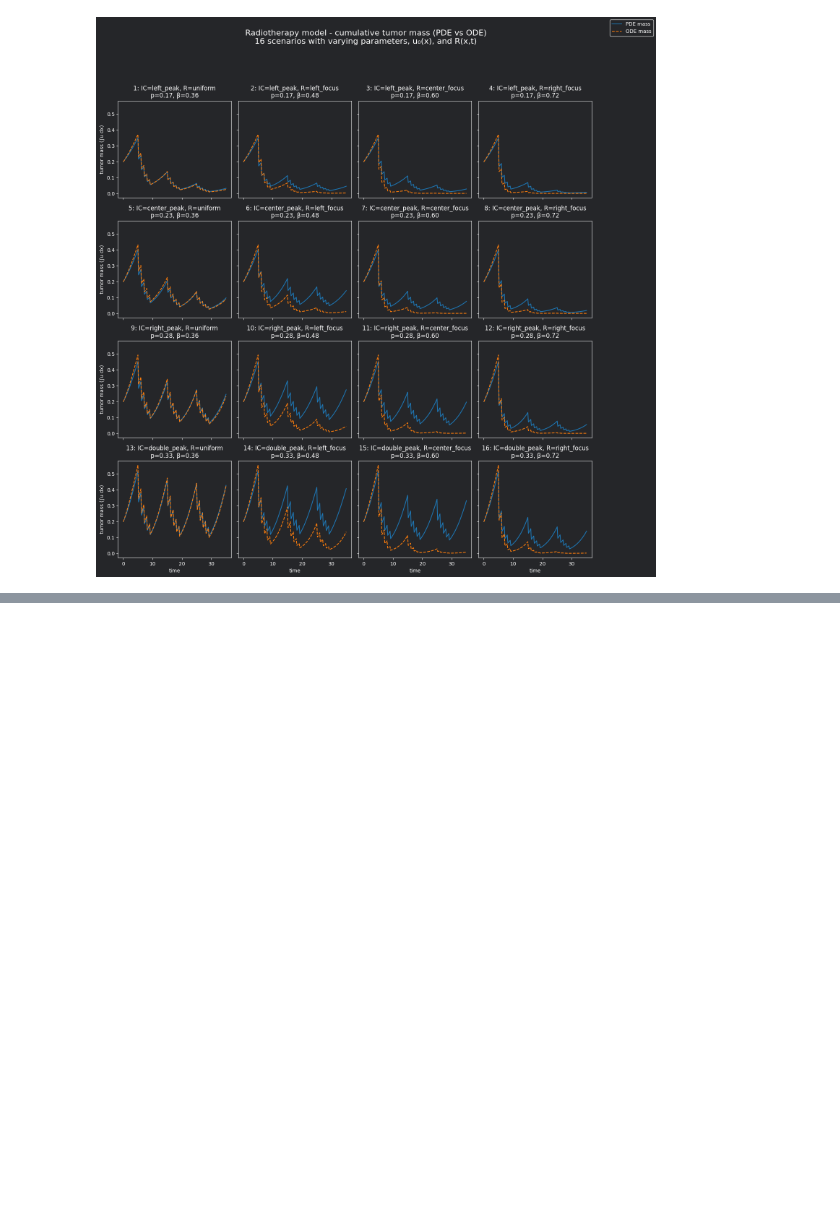
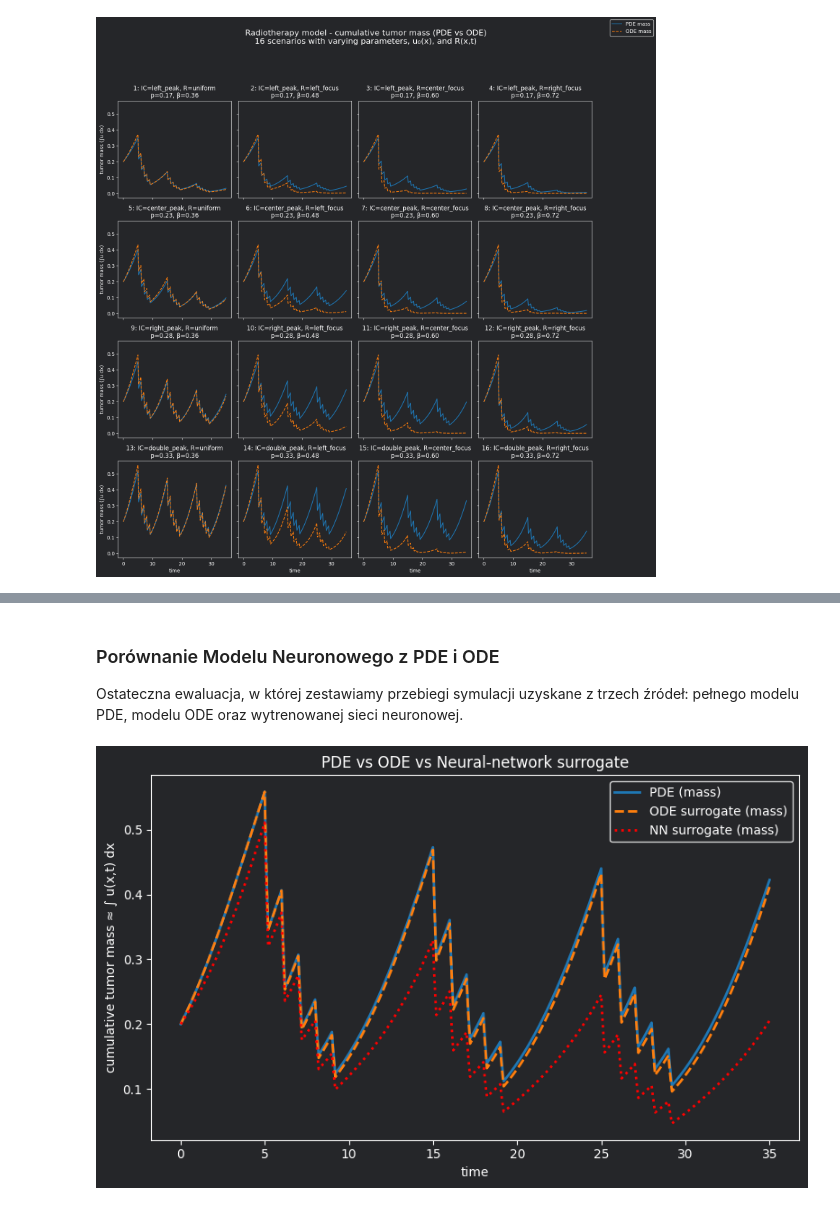
Before and after one commit to IgorZakrocki/CS_radiotherapy_project, a Jupyter notebook: simulations/sim_02_ode.ipynb, the cells around one changed output, grey strips where cells are left out. Drawn from its saved outputs; the diff is of its cells as text; code cells hidden in the pictures; blank space fills up the shorter version.

```diff
--- a/simulations/sim_02_ode.ipynb
+++ b/simulations/sim_02_ode.ipynb
@@ -812,0 +417,66 @@ Epoch 200 | train MSE: 2.1201e-07 | val MSE: 1.9383e-07
+# %% [markdown]
+### Porównanie Modelu Neuronowego z PDE i ODE
+
+Ostateczna ewaluacja, w której zestawiamy przebiegi symulacji uzyskane z trzech źródeł: pełnego modelu PDE, modelu ODE oraz wytrenowanej sieci neuronowej.
+# %%
+u = 0.2 * np.ones(N)
+U_ode = 0.2
+U_nn = 0.2
+
+times_nn = np.zeros(nsteps + 1)
+U_pde = np.zeros(nsteps + 1)
+U_ode_arr = np.zeros(nsteps + 1)
+U_nn_arr = np.zeros(nsteps + 1)
+
+times_nn[0] = 0.0
+U_pde[0] = np.mean(u)
+U_ode_arr[0] = U_ode
+U_nn_arr[0] = U_nn
+
+model.eval()
+
+with torch.no_grad():
+    for n in range(1, nsteps + 1):
+        t = n * dt
+        R_t = dose_rate(t)
+
+        u_xx = np.zeros_like(u)
+        u_xx[1:-1] = (u[2:] - 2*u[1:-1] + u[:-2]) / dx**2
+        u_xx[0] = 2*(u[1] - u[0]) / dx**2
+        u_xx[-1] = 2*(u[-2] - u[-1]) / dx**2
+        du_pde = D*u_xx + rho*u*(1 - u/K) - beta*R_t*H_vec*u
+        u = u + dt*du_pde
+        u = np.clip(u, 0.0, None)
+
+        dU_ode = rho*U_ode*(1 - U_ode/K) - beta*H_eff*R_t*U_ode
+        U_ode = U_ode + dt*dU_ode
+        U_ode = max(U_ode, 0.0)
+
+        inp = torch.tensor([[U_nn, R_t]], dtype=torch.float32)
+        dU_nn = model(inp).item()
+        U_nn = U_nn + dt*dU_nn
+        U_nn = max(U_nn, 0.0)
+
+        times_nn[n] = t
+        U_pde[n] = np.mean(u)
+        U_ode_arr[n] = U_ode
+        U_nn_arr[n] = U_nn
+
+mass_pde = L * U_pde
+mass_ode = L * U_ode_arr
+mass_nn = L * U_nn_arr
+
+plt.figure(figsize=(8, 5))
+plt.plot(times_nn, mass_pde, label="PDE (mass)", linewidth=2)
+plt.plot(times_nn, mass_ode, "--", label="ODE surrogate (mass)", linewidth=2)
+plt.plot(times_nn, mass_nn, ":", label="NN surrogate (mass)", linewidth=2, color="red")
+
+plt.xlabel("time")
+plt.ylabel("cumulative tumor mass ≈ ∫ u(x,t) dx")
+plt.title("PDE vs ODE vs Neural-network surrogate")
+plt.legend()
+plt.tight_layout()
+plt.savefig(DEFAULT_OUTPUT_DIR / "nn_comparison.png")
+plt.show()
+# %% [output]
+[figure, added]
```
Also changed, not shown: parts of 12 cells of this notebook, 15 other files.
